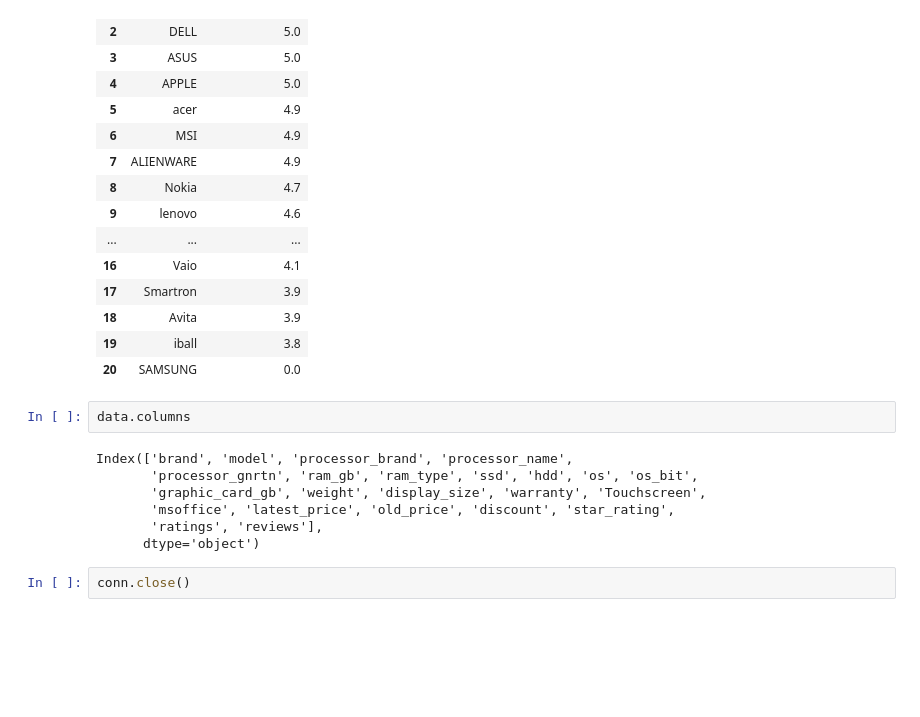
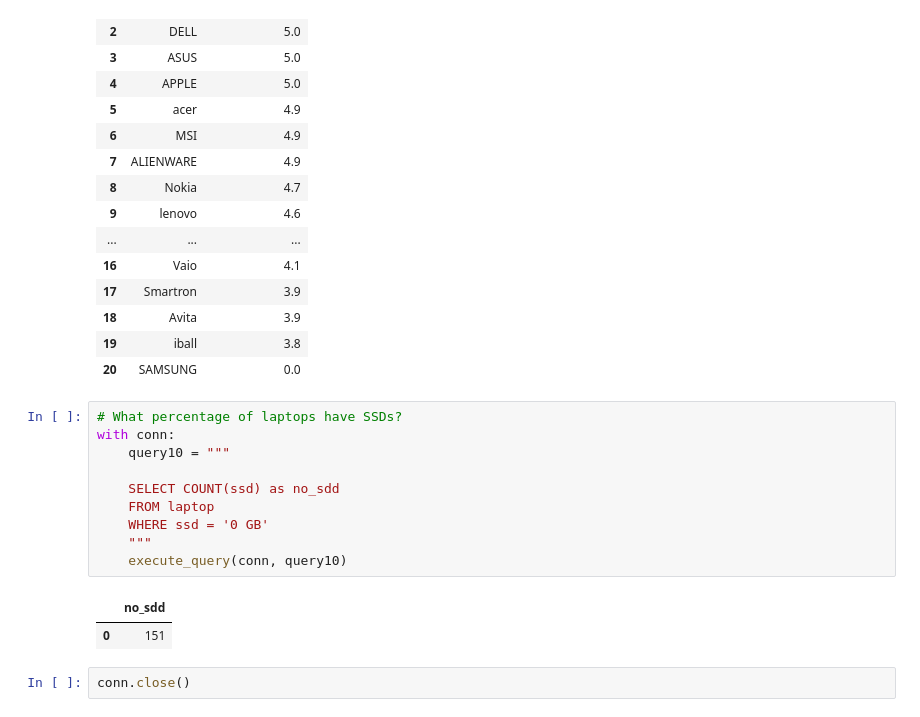
Before and after one commit to IsraelAugustods/project_sql, a Jupyter notebook: laptops.ipynb, the cells around one changed output. Saved outputs shown, nothing was run; the diff lists cells and outputs as text; blank space fills up the shorter version.

Commit message:
query 10

```diff
--- a/laptops.ipynb
+++ b/laptops.ipynb
@@ -236,14 +236,18 @@ with conn:
 | 18 | Avita | 3.9 |
 | 19 | iball | 3.8 |
 | 20 | SAMSUNG | 0.0 |
-# %%
-data.columns
-# %% [output]
-Index(['brand', 'model', 'processor_brand', 'processor_name',
-       'processor_gnrtn', 'ram_gb', 'ram_type', 'ssd', 'hdd', 'os', 'os_bit',
-       'graphic_card_gb', 'weight', 'display_size', 'warranty', 'Touchscreen',
-       'msoffice', 'latest_price', 'old_price', 'discount', 'star_rating',
-       'ratings', 'reviews'],
-      dtype='object')
+# %%
+# What percentage of laptops have SSDs?
+with conn:
+    query10 = """
+
+    SELECT COUNT(ssd) as no_sdd
+    FROM laptop
+    WHERE ssd = '0 GB'
+    """
+    execute_query(conn, query10)
+# %% [output]
+|  | no_sdd |
+| 0 | 151 |
 # %%
 conn.close()
```
